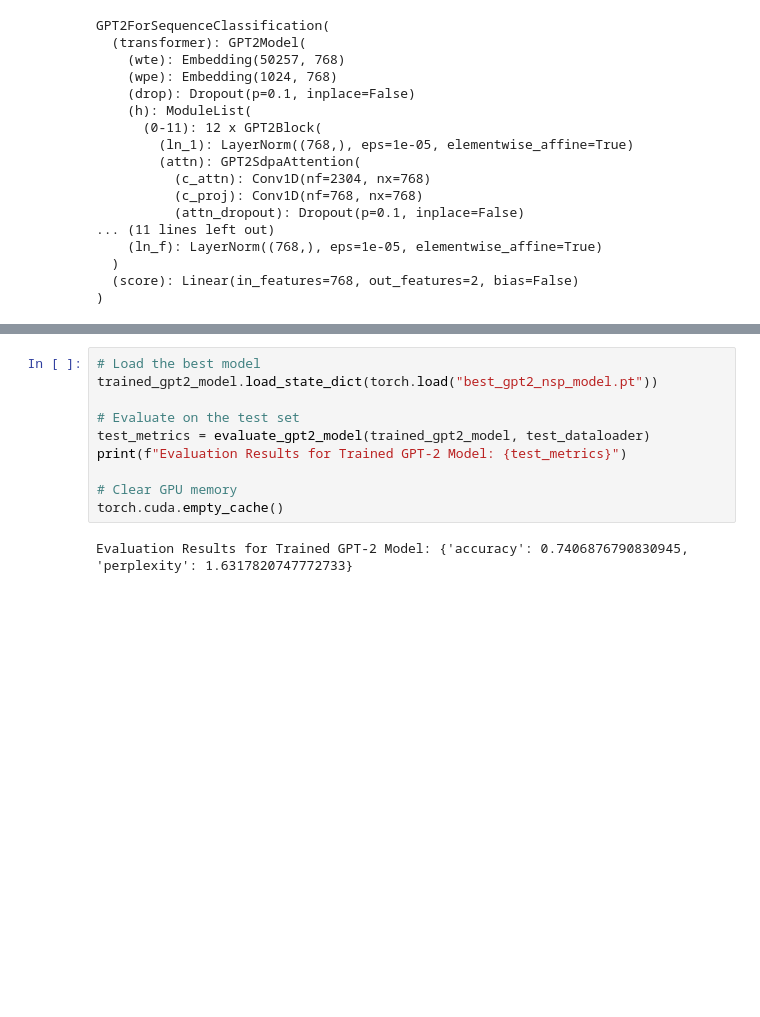
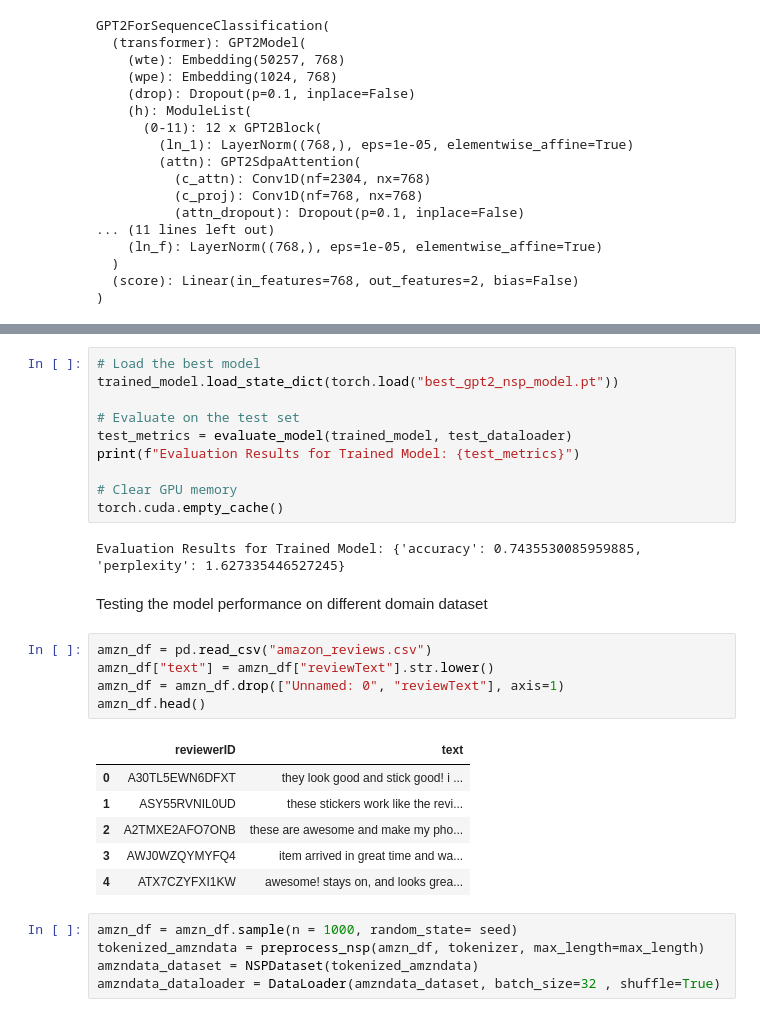
Before and after one commit to Kishan1082/Next_sentence_prediction_using_Language_models, a Jupyter notebook: GPT-2.ipynb, the cells around one changed output, grey strips where cells are left out. Drawn from its saved outputs; the diff is of its cells as text; blank space fills up the shorter version.

```diff
--- a/GPT-2.ipynb
+++ b/GPT-2.ipynb
@@ -320,12 +340,31 @@ Training Complete!
 # %%
 # Load the best model
-trained_gpt2_model.load_state_dict(torch.load("best_gpt2_nsp_model.pt"))
+trained_model.load_state_dict(torch.load("best_gpt2_nsp_model.pt"))
 
 # Evaluate on the test set
-test_metrics = evaluate_gpt2_model(trained_gpt2_model, test_dataloader)
-print(f"Evaluation Results for Trained GPT-2 Model: {test_metrics}")
+test_metrics = evaluate_model(trained_model, test_dataloader)
+print(f"Evaluation Results for Trained Model: {test_metrics}")
 
 # Clear GPU memory
 torch.cuda.empty_cache()
 # %% [output]
-Evaluation Results for Trained GPT-2 Model: {'accuracy': 0.7406876790830945, 'perplexity': 1.6317820747772733}
+Evaluation Results for Trained Model: {'accuracy': 0.7435530085959885, 'perplexity': 1.627335446527245}
+# %% [markdown]
+Testing the model performance on different domain dataset
+# %%
+amzn_df = pd.read_csv("amazon_reviews.csv")
+amzn_df["text"] = amzn_df["reviewText"].str.lower()
+amzn_df = amzn_df.drop(["Unnamed: 0", "reviewText"], axis=1)
+amzn_df.head()
+# %% [output]
+|  | reviewerID | text |
+| 0 | A30TL5EWN6DFXT | they look good and stick good! i ... |
+| 1 | ASY55RVNIL0UD | these stickers work like the revi... |
+| 2 | A2TMXE2AFO7ONB | these are awesome and make my pho... |
+| 3 | AWJ0WZQYMYFQ4 | item arrived in great time and wa... |
+| 4 | ATX7CZYFXI1KW | awesome! stays on, and looks grea... |
+# %%
+amzn_df = amzn_df.sample(n = 1000, random_state= seed)
+tokenized_amzndata = preprocess_nsp(amzn_df, tokenizer, max_length=max_length)
+amzndata_dataset = NSPDataset(tokenized_amzndata)
+amzndata_dataloader = DataLoader(amzndata_dataset, batch_size=32 , shuffle=True)
```
Also changed, not shown: parts of 12 cells of this notebook, 2 other files.
